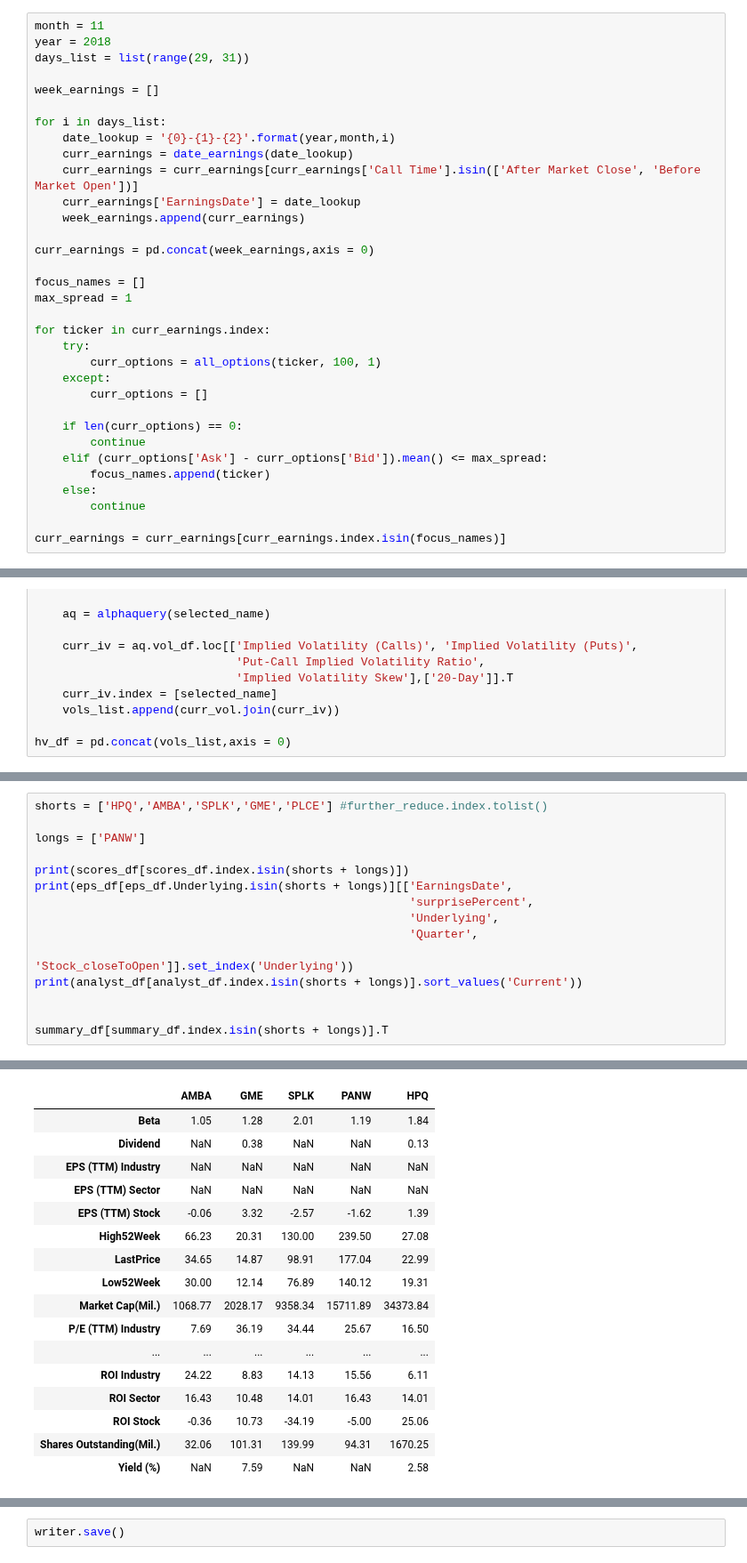
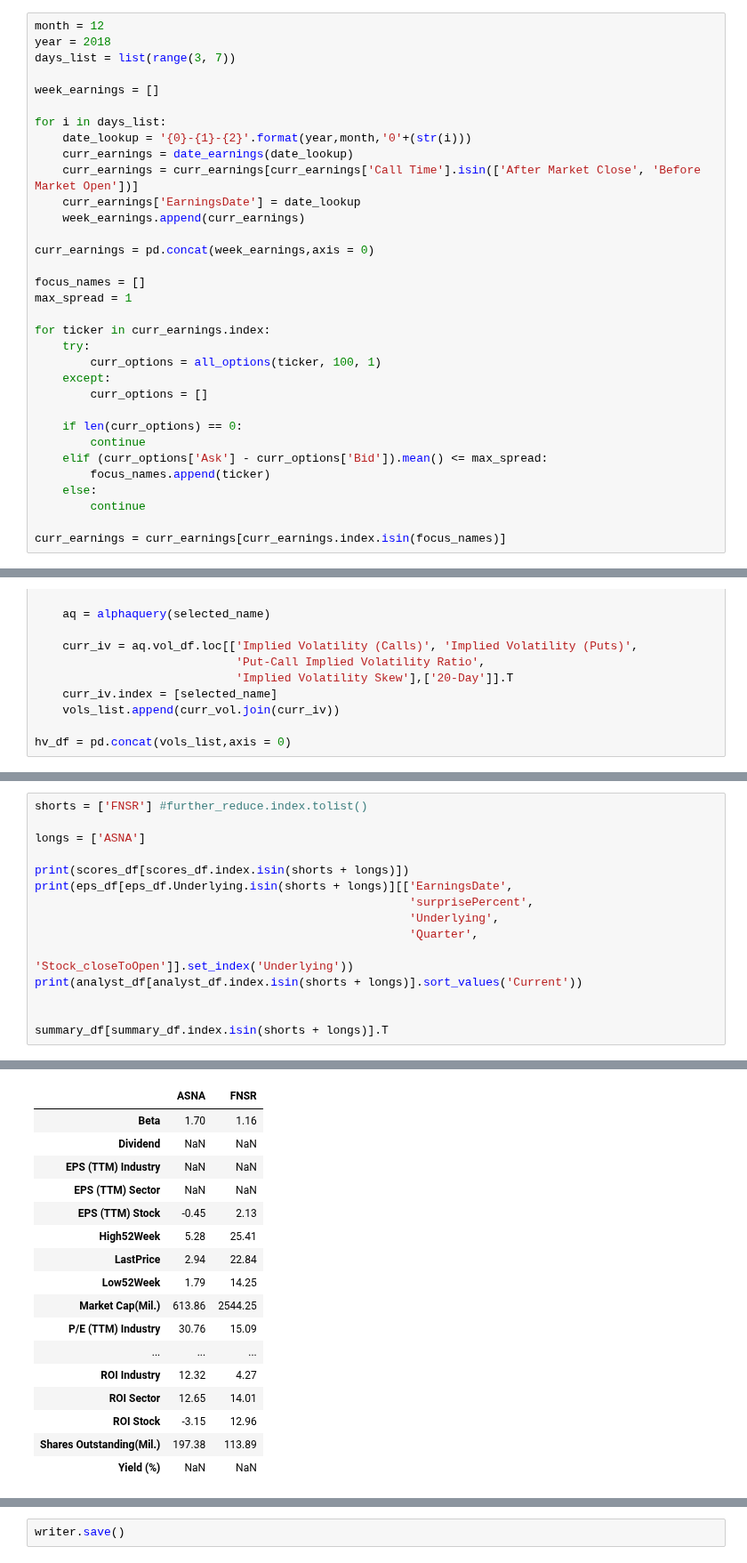
Before and after one commit to auto-d1dact/Trading, a Jupyter notebook: Notebooks/Daily Trading.ipynb, the cells around one changed output, grey strips where cells are left out. Shown at 89% size. Drawn from its saved outputs; the diff is of its cells as text.

```diff
--- a/Notebooks/Daily Trading.ipynb
+++ b/Notebooks/Daily Trading.ipynb
@@ -178,14 +178,14 @@ curr_earnings = date_earnings(date_lookup)
 curr_earnings = curr_earnings[curr_earnings['Call Time'].isin(['After Market Close', 'Before Market Open'])]
 curr_earnings['EarningsDate'] = date_lookup
 # %%
-month = 11
+month = 12
 year = 2018
-days_list = list(range(29, 31))
+days_list = list(range(3, 7))
 
 week_earnings = []
 
 for i in days_list:
-    date_lookup = '{0}-{1}-{2}'.format(year,month,i)
+    date_lookup = '{0}-{1}-{2}'.format(year,month,'0'+(str(i)))
     curr_earnings = date_earnings(date_lookup)
     curr_earnings = curr_earnings[curr_earnings['Call Time'].isin(['After Market Close', 'Before Market Open'])]
     curr_earnings['EarningsDate'] = date_lookup
@@ -426,7 +448,7 @@ further_reduce.join(curr_earnings[['Call Time','EarningsDate']], how = 'left').s
 # %%
-shorts = ['HPQ','AMBA','SPLK','GME','PLCE'] #further_reduce.index.tolist()
+shorts = ['FNSR'] #further_reduce.index.tolist()
 
-longs = ['PANW']
+longs = ['ASNA']
 
 print(scores_df[scores_df.index.isin(shorts + longs)])
 print(eps_df[eps_df.Underlying.isin(shorts + longs)][['EarningsDate',
@@ -459,20 +481,20 @@ GME           Mean Rating       2.64       2.64       2.64     2.55
-|  | AMBA | GME | SPLK | PANW | HPQ |
-| Beta | 1.05 | 1.28 | 2.01 | 1.19 | 1.84 |
-| Dividend | NaN | 0.38 | NaN | NaN | 0.13 |
-| EPS (TTM) Industry | NaN | NaN | NaN | NaN | NaN |
-| EPS (TTM) Sector | NaN | NaN | NaN | NaN | NaN |
-| EPS (TTM) Stock | -0.06 | 3.32 | -2.57 | -1.62 | 1.39 |
-| High52Week | 66.23 | 20.31 | 130.00 | 239.50 | 27.08 |
-| LastPrice | 34.65 | 14.87 | 98.91 | 177.04 | 22.99 |
-| Low52Week | 30.00 | 12.14 | 76.89 | 140.12 | 19.31 |
-| Market Cap(Mil.) | 1068.77 | 2028.17 | 9358.34 | 15711.89 | 34373.84 |
-| P/E (TTM) Industry | 7.69 | 36.19 | 34.44 | 25.67 | 16.50 |
-| ... | ... | ... | ... | ... | ... |
-| ROI Industry | 24.22 | 8.83 | 14.13 | 15.56 | 6.11 |
-| ROI Sector | 16.43 | 10.48 | 14.01 | 16.43 | 14.01 |
-| ROI Stock | -0.36 | 10.73 | -34.19 | -5.00 | 25.06 |
-| Shares Outstanding(Mil.) | 32.06 | 101.31 | 139.99 | 94.31 | 1670.25 |
-| Yield (%) | NaN | 7.59 | NaN | NaN | 2.58 |
+|  | ASNA | FNSR |
+| Beta | 1.70 | 1.16 |
+| Dividend | NaN | NaN |
+| EPS (TTM) Industry | NaN | NaN |
+| EPS (TTM) Sector | NaN | NaN |
+| EPS (TTM) Stock | -0.45 | 2.13 |
+| High52Week | 5.28 | 25.41 |
+| LastPrice | 2.94 | 22.84 |
+| Low52Week | 1.79 | 14.25 |
+| Market Cap(Mil.) | 613.86 | 2544.25 |
+| P/E (TTM) Industry | 30.76 | 15.09 |
+| ... | ... | ... |
+| ROI Industry | 12.32 | 4.27 |
+| ROI Sector | 12.65 | 14.01 |
+| ROI Stock | -3.15 | 12.96 |
+| Shares Outstanding(Mil.) | 197.38 | 113.89 |
+| Yield (%) | NaN | NaN |
 # %%
 # Writing to Excel
 os.chdir('C:\\Users\\Fang\\Desktop\\Python Trading\\Trading\\Data\\Historical Queries\\Earnings')
```
Also changed, not shown: parts of 9 cells of this notebook.
